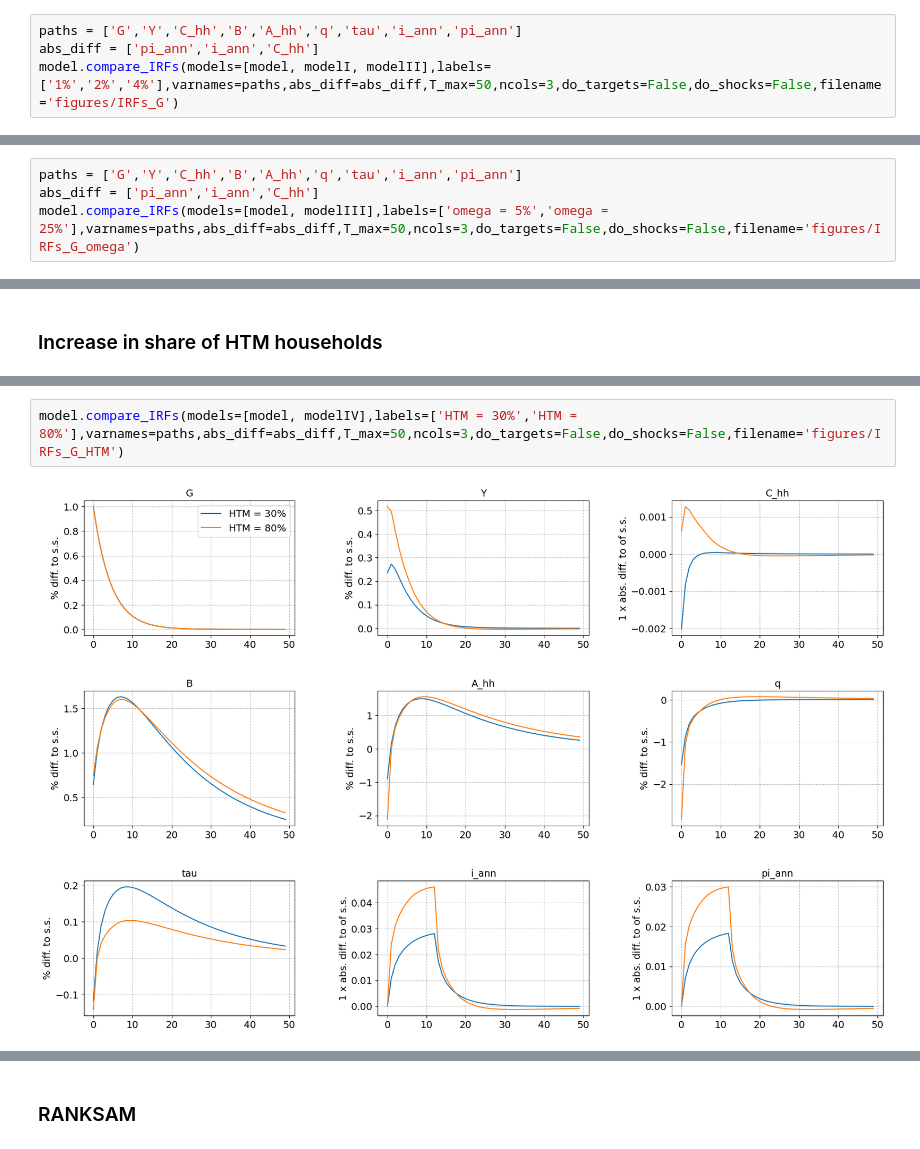
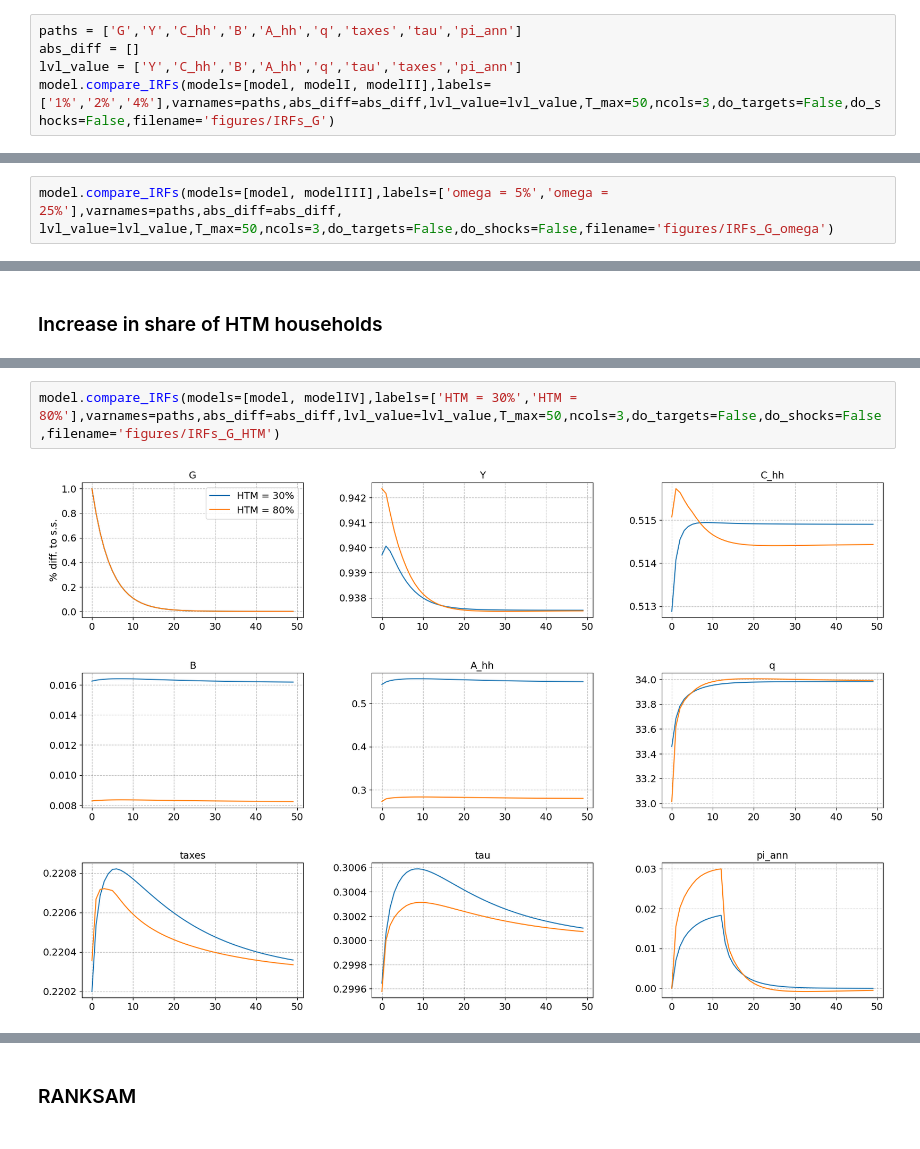
Before and after one commit to JohanOelgaard/AdvMacroHetAgent, a Jupyter notebook: Exam/HANK-SAM.ipynb, the cells around one changed output, grey strips where cells are left out. Cells and saved outputs as stored; diff of their text form.

```diff
--- a/Exam/HANK-SAM.ipynb
+++ b/Exam/HANK-SAM.ipynb
@@ -233,7 +233,8 @@ model.find_transition_path(shocks=['G'],do_print=False,do_end_check=False)
 modelI.find_transition_path(shocks=['G'],do_print=False,do_end_check=False)
 modelII.find_transition_path(shocks=['G'],do_print=False,do_end_check=False)
 # %%
-paths = ['G','Y','C_hh','B','A_hh','q','tau','i_ann','pi_ann']
-abs_diff = ['pi_ann','i_ann','C_hh']
-model.compare_IRFs(models=[model, modelI, modelII],labels=['1%','2%','4%'],varnames=paths,abs_diff=abs_diff,T_max=50,ncols=3,do_targets=False,do_shocks=False,filename='figures/IRFs_G')
+paths = ['G','Y','C_hh','B','A_hh','q','taxes','tau','pi_ann']
+abs_diff = []
+lvl_value = ['Y','C_hh','B','A_hh','q','tau','taxes','pi_ann']
+model.compare_IRFs(models=[model, modelI, modelII],labels=['1%','2%','4%'],varnames=paths,abs_diff=abs_diff,lvl_value=lvl_value,T_max=50,ncols=3,do_targets=False,do_shocks=False,filename='figures/IRFs_G')
 # %% [output]
@@ -291,7 +292,5 @@ modelIII.fiscal_multiplier(type='Y')
 multiplier = 0.9776
 0.9775804926518041
 # %%
-paths = ['G','Y','C_hh','B','A_hh','q','tau','i_ann','pi_ann']
-abs_diff = ['pi_ann','i_ann','C_hh']
-model.compare_IRFs(models=[model, modelIII],labels=['omega = 5%','omega = 25%'],varnames=paths,abs_diff=abs_diff,T_max=50,ncols=3,do_targets=False,do_shocks=False,filename='figures/IRFs_G_omega')
+model.compare_IRFs(models=[model, modelIII],labels=['omega = 5%','omega = 25%'],varnames=paths,abs_diff=abs_diff, lvl_value=lvl_value,T_max=50,ncols=3,do_targets=False,do_shocks=False,filename='figures/IRFs_G_omega')
 # %% [output]
@@ -324,5 +323,5 @@ steady state found in 3.2 secs
 # %%
-model.compare_IRFs(models=[model, modelIV],labels=['HTM = 30%','HTM = 80%'],varnames=paths,abs_diff=abs_diff,T_max=50,ncols=3,do_targets=False,do_shocks=False,filename='figures/IRFs_G_HTM')
+model.compare_IRFs(models=[model, modelIV],labels=['HTM = 30%','HTM = 80%'],varnames=paths,abs_diff=abs_diff,lvl_value=lvl_value,T_max=50,ncols=3,do_targets=False,do_shocks=False,filename='figures/IRFs_G_HTM')
 # %% [output]
-[figure, old version]
+[figure, new version]
 # %%
```
Also changed, not shown: parts of 30 cells of this notebook, 10 other files.
